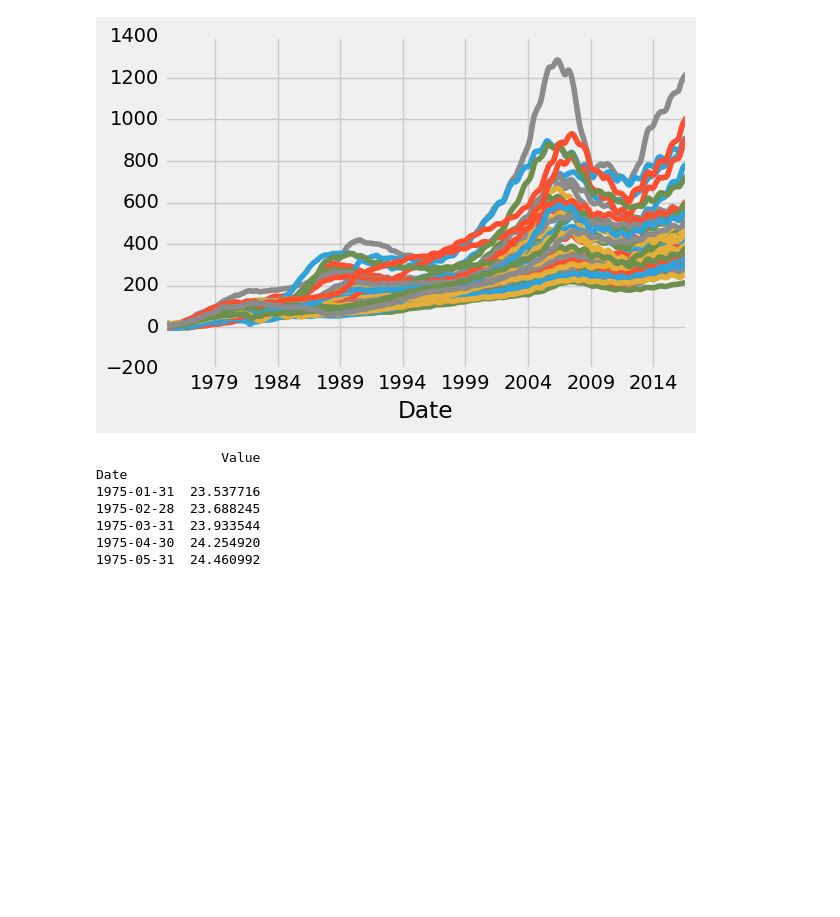
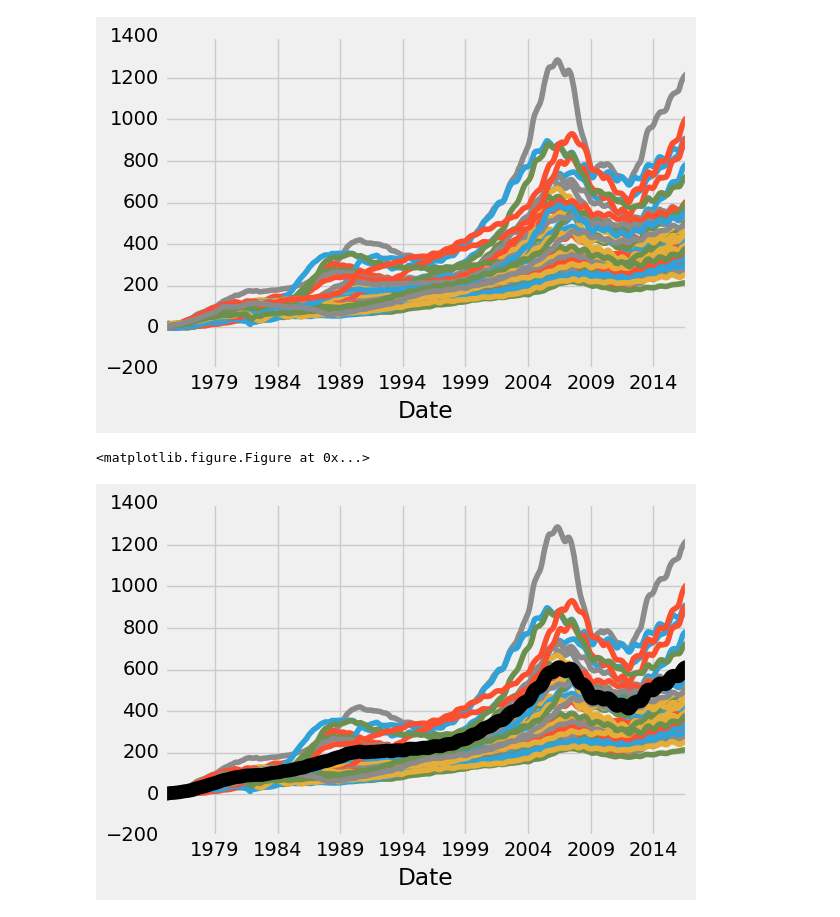
Before and after one commit to shevkunov/workout, a Jupyter notebook: pandas/pandas_percentAndCorrelation.ipynb, the cells around one changed output. Saved outputs shown, nothing was run; the diff lists cells and outputs as text; code cells hidden in the pictures; blank space fills up the shorter version.

```diff
--- a/pandas/pandas_percentAndCorrelation.ipynb
+++ b/pandas/pandas_percentAndCorrelation.ipynb
@@ -150,15 +149,20 @@ plt.show();
 # %%
 def HPI_Benchmark():
     df = quandl.get("FMAC/HPI_USA", authtoken = api_key);
     df.columns = ["US"];
     df["US"] = (df["US"] - df["US"][0]) / df["US"][0] * 100.0; # <-------
+    return df;
 
-HPI_Benchmark();
+fig = plt.figure();
+ax1 = plt.subplot2grid((1, 1), (0, 0));
+
+benchmark = HPI_Benchmark();
+
+HPI_data.plot(ax = ax1);
+benchmark.plot(ax = ax1, color = "k", linewidth = 10);
+
+plt.legend().remove();
+plt.show();
 # %% [output]
-                Value
-Date
-1975-01-31  23.537716
-1975-02-28  23.688245
-1975-03-31  23.933544
-1975-04-30  24.254920
-1975-05-31  24.460992
+<matplotlib.figure.Figure at 0x...>
+[figure, added]
```
Also changed, not shown: parts of 3 cells of this notebook.
